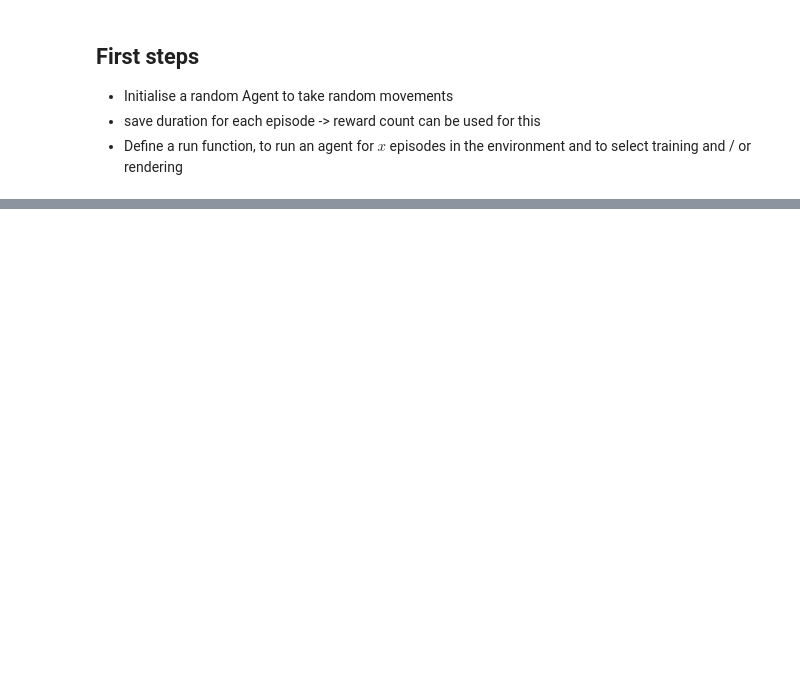
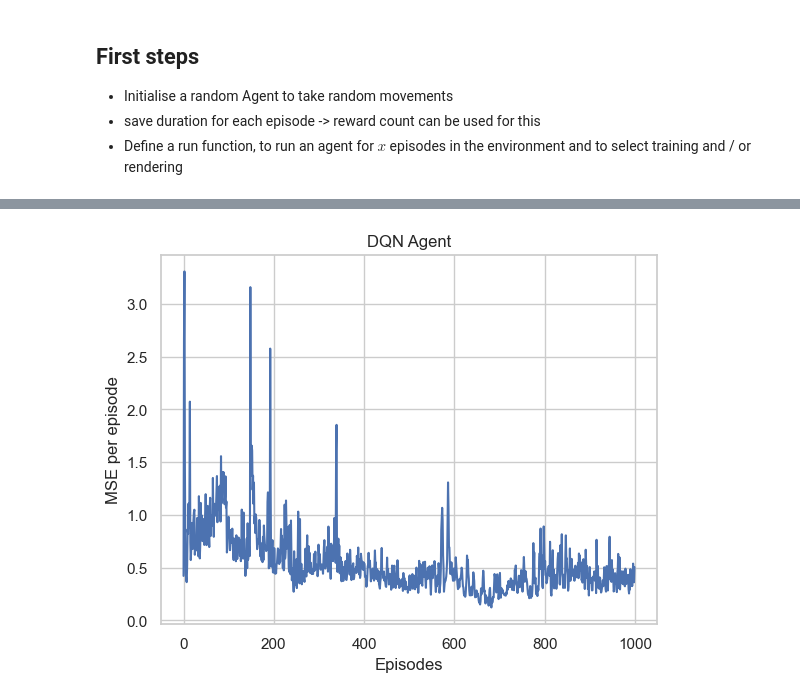
Before and after one commit to LionelSafar/Rolls-Royce-Peak-Plower, a Jupyter notebook: main.ipynb, the cells around one changed output, grey strips where cells are left out. Drawn from its saved outputs; the diff is of its cells as text; code cells hidden in the pictures; blank space fills up the shorter version.

```diff
--- a/main.ipynb
+++ b/main.ipynb
@@ -389,0 +357,4 @@ plt.plot(rewards)
+# %%
+plot_loss_per_episode(episodes_mean_loss_1000, dqn_agent_1000.__class__.__name__, save_name_1000)
+# %% [output]
+[figure, added]
```
Also changed, not shown: parts of 31 cells of this notebook, 10 other files.
